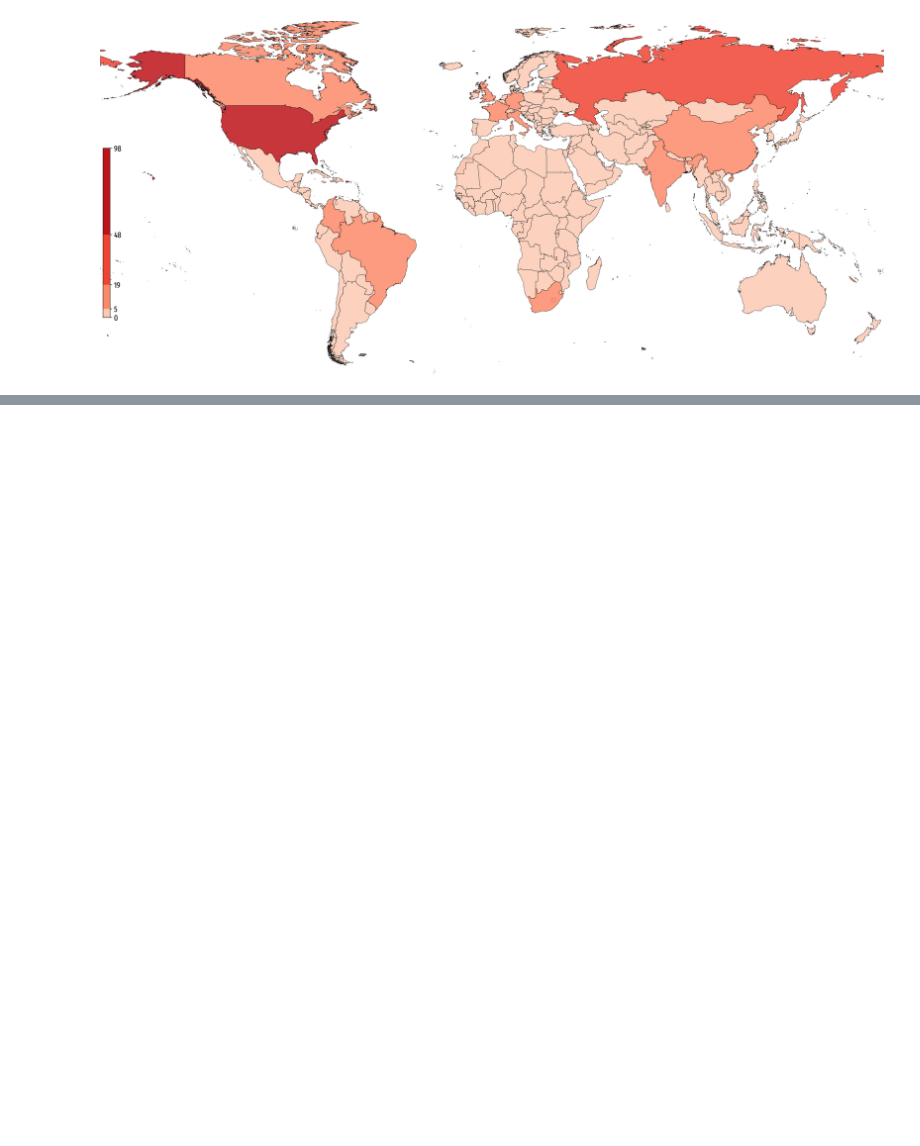
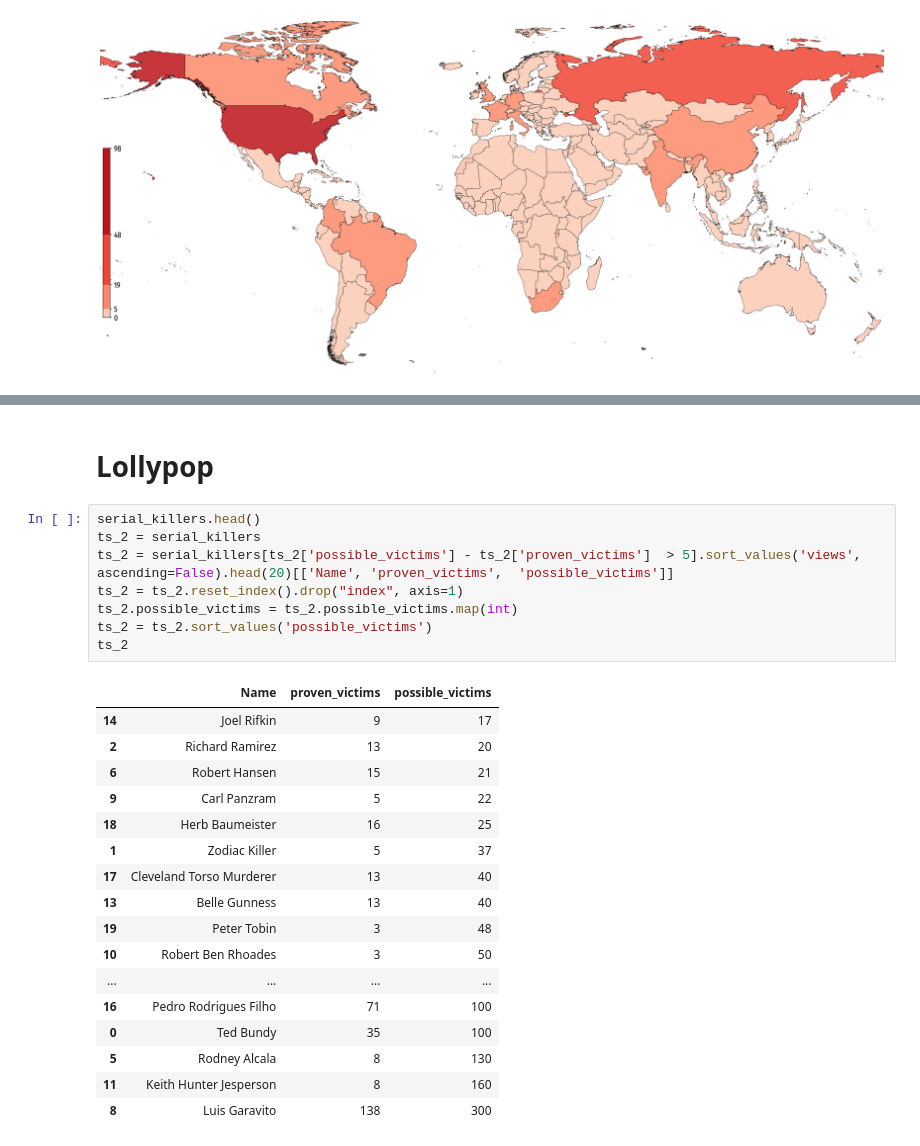
Before and after one commit to fabianigual/info-vis, a Jupyter notebook: 03-info-vis.ipynb, the cells around one changed output, grey strips where cells are left out. Saved outputs shown, nothing was run; the diff lists cells and outputs as text; blank space fills up the shorter version.

```diff
--- a/03-info-vis.ipynb
+++ b/03-info-vis.ipynb
@@ -174,0 +217,28 @@ grid.savefig("output/vis/map.svg", transparent=True)
+# %% [markdown]
+# Lollypop
+# %%
+serial_killers.head()
+ts_2 = serial_killers
+ts_2 = serial_killers[ts_2['possible_victims'] - ts_2['proven_victims']  > 5].sort_values('views', ascending=False).head(20)[['Name', 'proven_victims',  'possible_victims']]
+ts_2 = ts_2.reset_index().drop("index", axis=1)
+ts_2.possible_victims = ts_2.possible_victims.map(int)
+ts_2 = ts_2.sort_values('possible_victims')
+ts_2
+# %% [output]
+|  | Name | proven_victims | possible_victims |
+| 14 | Joel Rifkin | 9 | 17 |
+| 2 | Richard Ramirez | 13 | 20 |
+| 6 | Robert Hansen | 15 | 21 |
+| 9 | Carl Panzram | 5 | 22 |
+| 18 | Herb Baumeister | 16 | 25 |
+| 1 | Zodiac Killer | 5 | 37 |
+| 17 | Cleveland Torso Murderer | 13 | 40 |
+| 13 | Belle Gunness | 13 | 40 |
+| 19 | Peter Tobin | 3 | 48 |
+| 10 | Robert Ben Rhoades | 3 | 50 |
+| ... | ... | ... | ... |
+| 16 | Pedro Rodrigues Filho | 71 | 100 |
+| 0 | Ted Bundy | 35 | 100 |
+| 5 | Rodney Alcala | 8 | 130 |
+| 11 | Keith Hunter Jesperson | 8 | 160 |
+| 8 | Luis Garavito | 138 | 300 |
```
Also changed, not shown: parts of 8 cells of this notebook, 4 other files.
